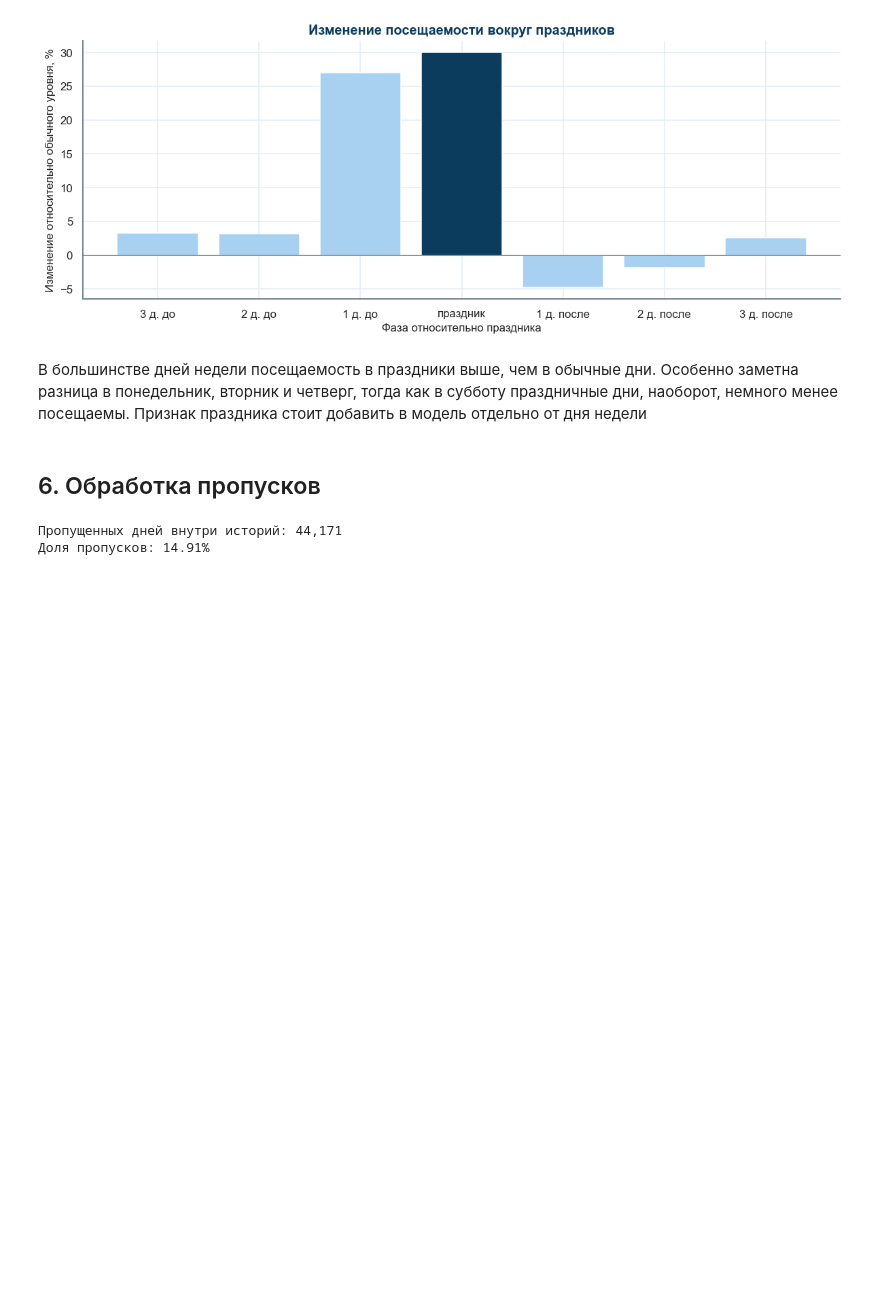
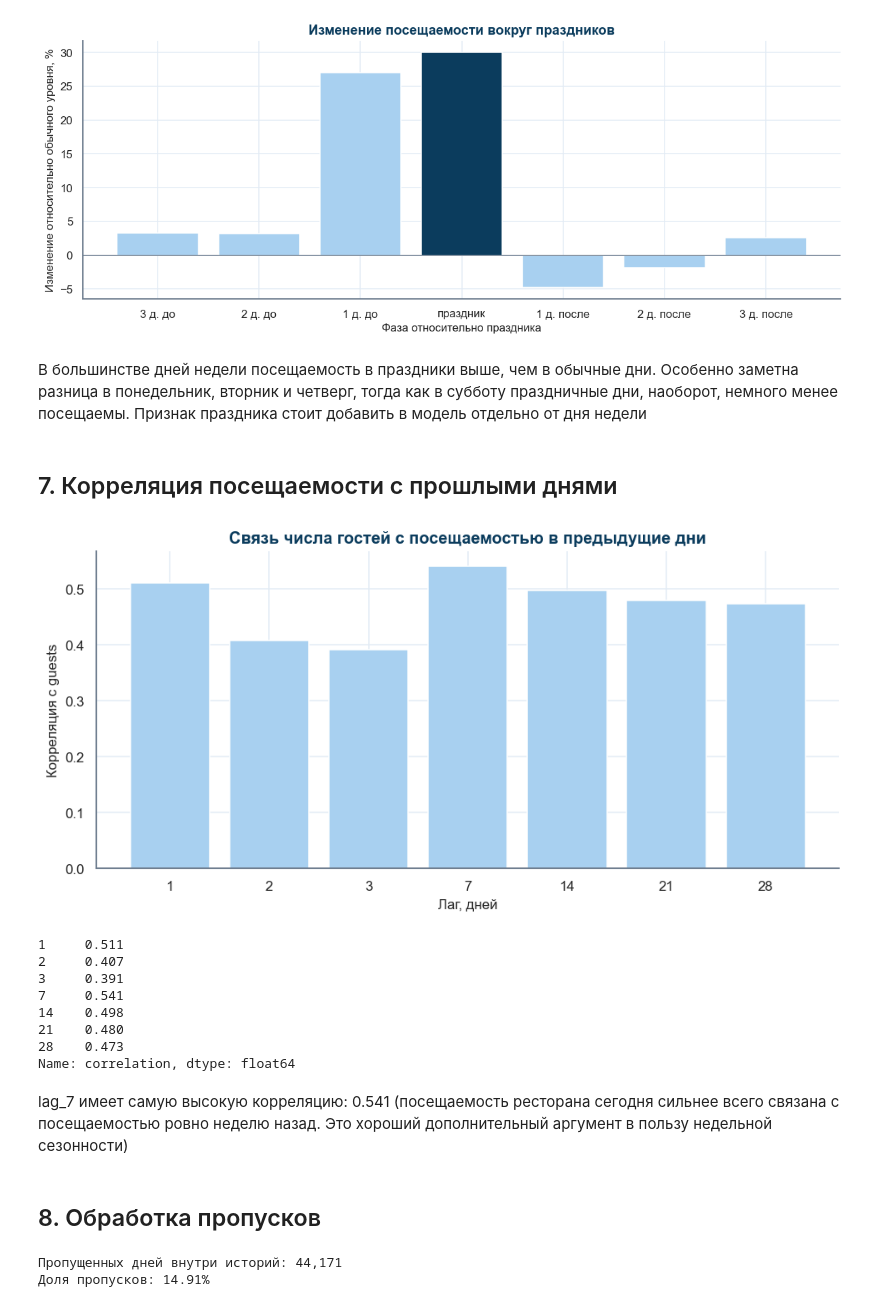
Before and after one commit to leiyu-ctrl/restaurant_forecast, a Jupyter notebook: notebooks/01_eda.ipynb, the cells around one changed output. Saved outputs shown, nothing was run; the diff lists cells and outputs as text; code cells hidden in the pictures; blank space fills up the shorter version.

```diff
--- a/notebooks/01_eda.ipynb
+++ b/notebooks/01_eda.ipynb
@@ -323,8 +323,51 @@ plt.show()
 [figure]
 # %% [markdown]
 В большинстве дней недели посещаемость в праздники выше, чем в обычные дни. Особенно заметна разница в понедельник, вторник и четверг, тогда как в субботу праздничные дни, наоборот, немного менее посещаемы. Признак праздника стоит добавить в модель отдельно от дня недели
+# %% [markdown]
+## 7. Корреляция посещаемости с прошлыми днями
+# %%
+# создаём лаги, но не используем их как признаки модели
+eda = data.sort_values(["restaurant_id", "date"]).copy()
+
+lags = [1, 2, 3, 7, 14, 21, 28]
+
+lag_corr = pd.Series(
+    {
+        lag: (
+            data.sort_values(["restaurant_id", "date"])
+            .groupby("restaurant_id")["guests"]
+            .shift(lag)
+            .corr(data.sort_values(["restaurant_id", "date"])["guests"])
+        )
+        for lag in lags
+    },
+    name="correlation",
+)
+
+plt.figure(figsize=(9, 4.5))
+plt.bar(lag_corr.index.astype(str), lag_corr.values, color=LIGHT)
+plt.axhline(0, linewidth=1, color=GRAY)
+plt.title("Связь числа гостей с посещаемостью в предыдущие дни")
+plt.xlabel("Лаг, дней")
+plt.ylabel("Корреляция с guests")
+plt.tight_layout()
+plt.show()
+
+print(lag_corr.round(3))
+# %% [output]
+[figure, added]
+1     0.511
+2     0.407
+3     0.391
+7     0.541
+14    0.498
+21    0.480
+28    0.473
+Name: correlation, dtype: float64
+# %% [markdown]
+lag_7 имеет самую высокую корреляцию: 0.541 (посещаемость ресторана сегодня сильнее всего связана с посещаемостью ровно неделю назад. Это хороший дополнительный аргумент в пользу недельной сезонности)
 # %% [markdown]
-## 6. Обработка пропусков
+## 8. Обработка пропусков
 # %%
 actual_days = data.groupby("restaurant_id")["date"].nunique()
 missing_days = (profile["span"] - actual_days).sum()
```
Also changed, not shown: parts of 5 cells of this notebook, 3 other files.
